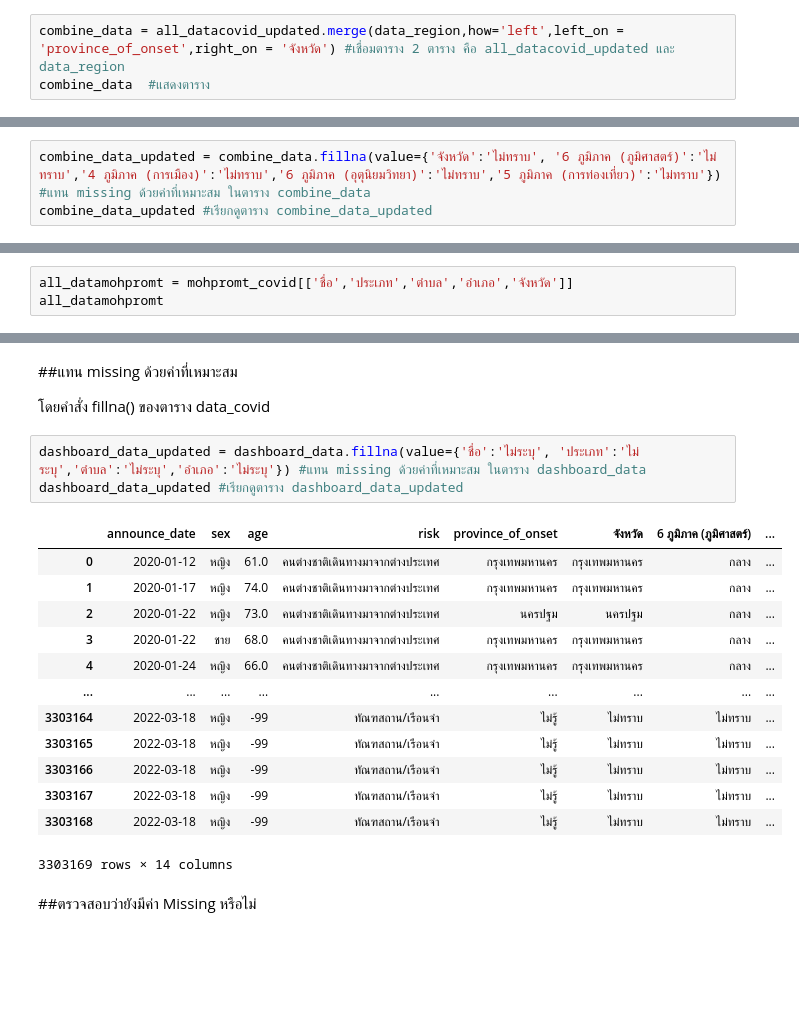
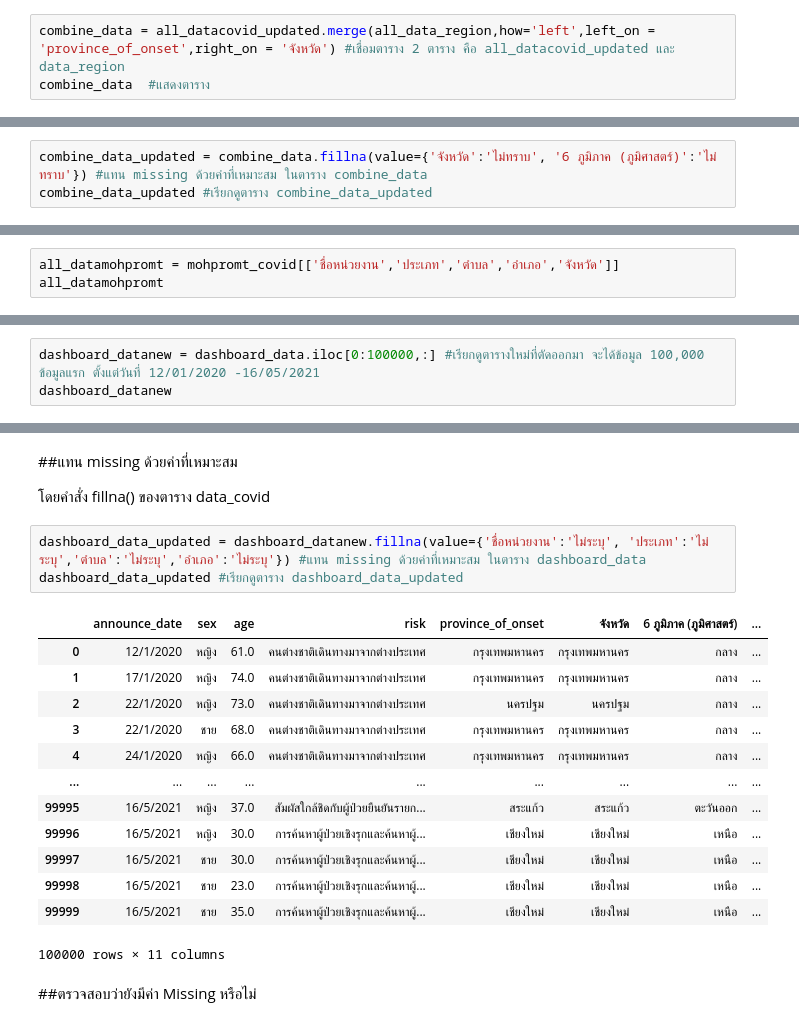
Before and after one commit to Gcpppinpak/data_viz_2022, a Jupyter notebook: Dashboard_project.ipynb, the cells around one changed output, grey strips where cells are left out. Drawn from its saved outputs; the diff is of its cells as text; blank space fills up the shorter version.

```diff
--- a/Dashboard_project.ipynb
+++ b/Dashboard_project.ipynb
@@ -322,6 +338,6 @@ dtype: bool
 # %% [markdown]
 #****คอลัมน์ที่จะใช้ของ ข้อมูล covid และ ภูมิภาค
 # %%
-combine_data = all_datacovid_updated.merge(data_region,how='left',left_on = 'province_of_onset',right_on = 'จังหวัด') #เชื่อมตาราง 2 ตาราง คือ all_datacovid_updated และ data_region
+combine_data = all_datacovid_updated.merge(all_data_region,how='left',left_on = 'province_of_onset',right_on = 'จังหวัด') #เชื่อมตาราง 2 ตาราง คือ all_datacovid_updated และ data_region
 combine_data  #แสดงตาราง
 # %% [output]
@@ -360,6 +373,6 @@ dtype: bool
 
 โดยคำสั่ง fillna() ของตาราง data_covid
 # %%
-combine_data_updated = combine_data.fillna(value={'จังหวัด':'ไม่ทราบ', '6 ภูมิภาค (ภูมิศาสตร์)':'ไม่ทราบ','4 ภูมิภาค (การเมือง)':'ไม่ทราบ','6 ภูมิภาค (อุตุนิยมวิทยา)':'ไม่ทราบ','5 ภูมิภาค (การท่องเที่ยว)':'ไม่ทราบ'}) #แทน missing ด้วยค่าที่เหมาะสม ในตาราง combine_data
+combine_data_updated = combine_data.fillna(value={'จังหวัด':'ไม่ทราบ', '6 ภูมิภาค (ภูมิศาสตร์)':'ไม่ทราบ'}) #แทน missing ด้วยค่าที่เหมาะสม ในตาราง combine_data
 combine_data_updated #เรียกดูตาราง combine_data_updated
 # %% [output]
@@ -429,6 +439,6 @@ mohpromt_covid  #เรียกดูตารางของรายชื่
 # %% [markdown]
 #***ตารางข้อมูล รายชื่อหน่วยงานที่เข้าร่วมโครงการหมอพร้อม
 # %%
-all_datamohpromt = mohpromt_covid[['ชื่อ','ประเภท','ตำบล','อำเภอ','จังหวัด']]
+all_datamohpromt = mohpromt_covid[['ชื่อหน่วยงาน','ประเภท','ตำบล','อำเภอ','จังหวัด']]
 all_datamohpromt
 # %% [output]
@@ -548,0 +562,3 @@ dashboard_data #แสดงตาราง
+# %%
+dashboard_datanew = dashboard_data.iloc[0:100000,:] #เรียกดูตารางใหม่ที่ตัดออกมา จะได้ข้อมูล 100,000 ข้อมูลแรก ตั้งแต่วันที่ 12/01/2020 -16/05/2021
+dashboard_datanew
@@ -572,22 +599,22 @@ dtype: bool
 
 โดยคำสั่ง fillna() ของตาราง data_covid
 # %%
-dashboard_data_updated = dashboard_data.fillna(value={'ชื่อ':'ไม่ระบุ', 'ประเภท':'ไม่ระบุ','ตำบล':'ไม่ระบุ','อำเภอ':'ไม่ระบุ'}) #แทน missing ด้วยค่าที่เหมาะสม ในตาราง dashboard_data
+dashboard_data_updated = dashboard_datanew.fillna(value={'ชื่อหน่วยงาน':'ไม่ระบุ', 'ประเภท':'ไม่ระบุ','ตำบล':'ไม่ระบุ','อำเภอ':'ไม่ระบุ'}) #แทน missing ด้วยค่าที่เหมาะสม ในตาราง dashboard_data
 dashboard_data_updated #เรียกดูตาราง dashboard_data_updated
 # %% [output]
 |  | announce_date | sex | age | risk | province_of_onset | จังหวัด | 6 ภูมิภาค (ภูมิศาสตร์) | ... |
-| 0 | 2020-01-12 | หญิง | 61.0 | คนต่างชาติเดินทางมาจากต่างประเทศ | กรุงเทพมหานคร | กรุงเทพมหานคร | กลาง | ... |
-| 1 | 2020-01-17 | หญิง | 74.0 | คนต่างชาติเดินทางมาจากต่างประเทศ | กรุงเทพมหานคร | กรุงเทพมหานคร | กลาง | ... |
-| 2 | 2020-01-22 | หญิง | 73.0 | คนต่างชาติเดินทางมาจากต่างประเทศ | นครปฐม | นครปฐม | กลาง | ... |
-| 3 | 2020-01-22 | ชาย | 68.0 | คนต่างชาติเดินทางมาจากต่างประเทศ | กรุงเทพมหานคร | กรุงเทพมหานคร | กลาง | ... |
-| 4 | 2020-01-24 | หญิง | 66.0 | คนต่างชาติเดินทางมาจากต่างประเทศ | กรุงเทพมหานคร | กรุงเทพมหานคร | กลาง | ... |
+| 0 | 12/1/2020 | หญิง | 61.0 | คนต่างชาติเดินทางมาจากต่างประเทศ | กรุงเทพมหานคร | กรุงเทพมหานคร | กลาง | ... |
+| 1 | 17/1/2020 | หญิง | 74.0 | คนต่างชาติเดินทางมาจากต่างประเทศ | กรุงเทพมหานคร | กรุงเทพมหานคร | กลาง | ... |
+| 2 | 22/1/2020 | หญิง | 73.0 | คนต่างชาติเดินทางมาจากต่างประเทศ | นครปฐม | นครปฐม | กลาง | ... |
+| 3 | 22/1/2020 | ชาย | 68.0 | คนต่างชาติเดินทางมาจากต่างประเทศ | กรุงเทพมหานคร | กรุงเทพมหานคร | กลาง | ... |
+| 4 | 24/1/2020 | หญิง | 66.0 | คนต่างชาติเดินทางมาจากต่างประเทศ | กรุงเทพมหานคร | กรุงเทพมหานคร | กลาง | ... |
 | ... | ... | ... | ... | ... | ... | ... | ... | ... |
-| 3303164 | 2022-03-18 | หญิง | -99 | ทัณฑสถาน/เรือนจำ | ไม่รู้ | ไม่ทราบ | ไม่ทราบ | ... |
-| 3303165 | 2022-03-18 | หญิง | -99 | ทัณฑสถาน/เรือนจำ | ไม่รู้ | ไม่ทราบ | ไม่ทราบ | ... |
-| 3303166 | 2022-03-18 | หญิง | -99 | ทัณฑสถาน/เรือนจำ | ไม่รู้ | ไม่ทราบ | ไม่ทราบ | ... |
-| 3303167 | 2022-03-18 | หญิง | -99 | ทัณฑสถาน/เรือนจำ | ไม่รู้ | ไม่ทราบ | ไม่ทราบ | ... |
-| 3303168 | 2022-03-18 | หญิง | -99 | ทัณฑสถาน/เรือนจำ | ไม่รู้ | ไม่ทราบ | ไม่ทราบ | ... |
+| 99995 | 16/5/2021 | หญิง | 37.0 | สัมผัสใกล้ชิดกับผู้ป่วยยืนยันรายก... | สระแก้ว | สระแก้ว | ตะวันออก | ... |
+| 99996 | 16/5/2021 | หญิง | 30.0 | การค้นหาผู้ป่วยเชิงรุกและค้นหาผู้... | เชียงใหม่ | เชียงใหม่ | เหนือ | ... |
+| 99997 | 16/5/2021 | ชาย | 30.0 | การค้นหาผู้ป่วยเชิงรุกและค้นหาผู้... | เชียงใหม่ | เชียงใหม่ | เหนือ | ... |
+| 99998 | 16/5/2021 | ชาย | 23.0 | การค้นหาผู้ป่วยเชิงรุกและค้นหาผู้... | เชียงใหม่ | เชียงใหม่ | เหนือ | ... |
+| 99999 | 16/5/2021 | ชาย | 35.0 | การค้นหาผู้ป่วยเชิงรุกและค้นหาผู้... | เชียงใหม่ | เชียงใหม่ | เหนือ | ... |
-3303169 rows × 14 columns
+100000 rows × 11 columns
 # %% [markdown]
 ##ตรวจสอบว่ายังมีค่า Missing หรือไม่
 # %%
```
Also changed, not shown: parts of 22 cells of this notebook.
